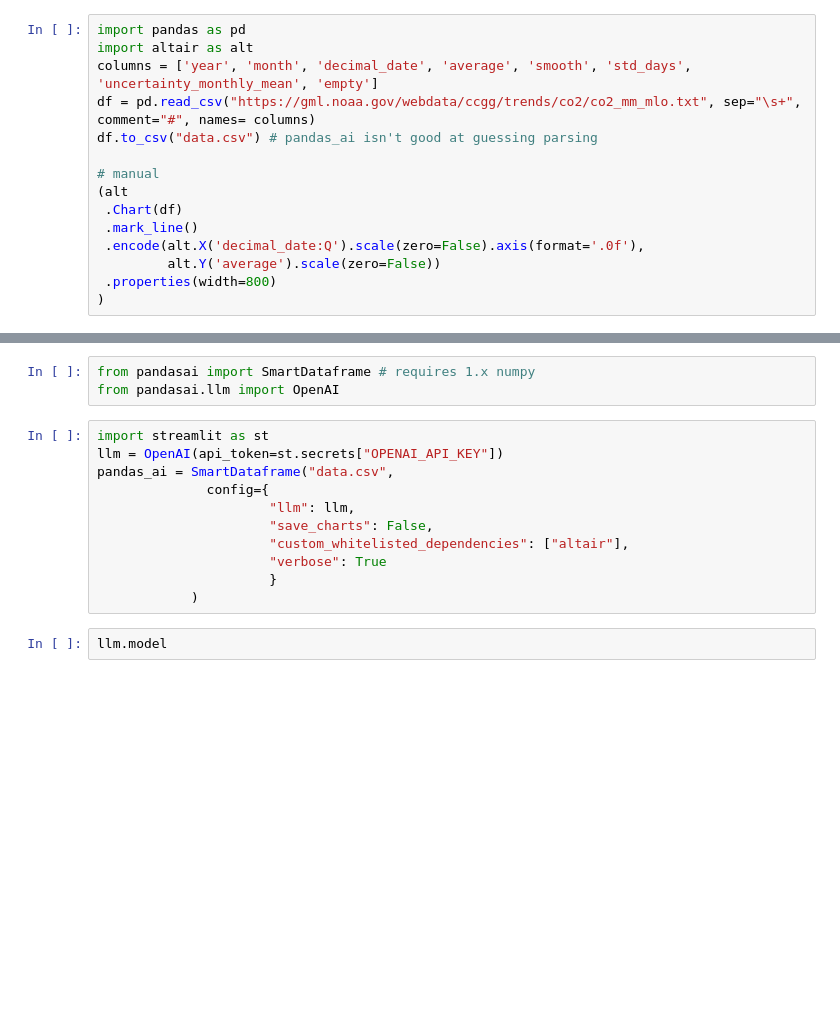
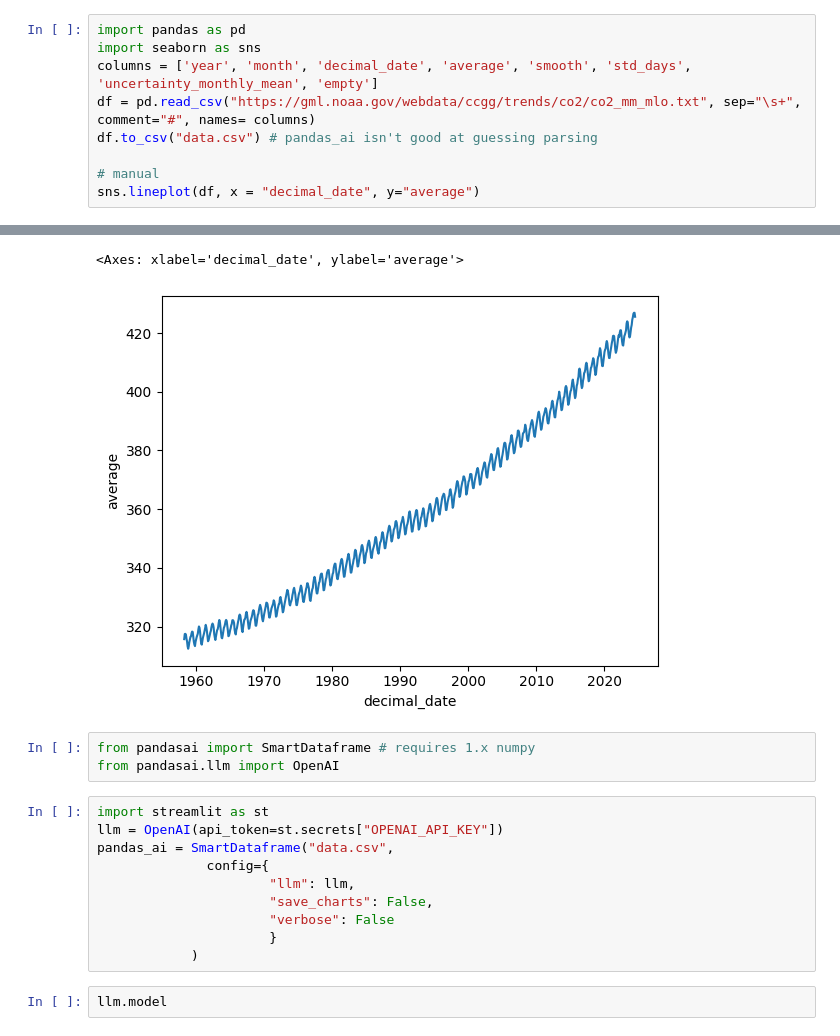
Before and after one commit to espm-157/pandas-ai-testing, a Jupyter notebook: pandas-ai.ipynb, the cells around one changed output, grey strips where cells are left out. Cells and saved outputs as stored; diff of their text form; blank space fills up the shorter version.

```diff
--- a/pandas-ai.ipynb
+++ b/pandas-ai.ipynb
@@ -1,16 +1,10 @@
 # %%
 import pandas as pd
-import altair as alt
+import seaborn as sns
 columns = ['year', 'month', 'decimal_date', 'average', 'smooth', 'std_days', 'uncertainty_monthly_mean', 'empty']
 df = pd.read_csv("https://gml.noaa.gov/webdata/ccgg/trends/co2/co2_mm_mlo.txt", sep="\s+", comment="#", names= columns)
 df.to_csv("data.csv") # pandas_ai isn't good at guessing parsing
 
 # manual
-(alt
- .Chart(df)
- .mark_line()
- .encode(alt.X('decimal_date:Q').scale(zero=False).axis(format='.0f'),
-         alt.Y('average').scale(zero=False))
- .properties(width=800)
-)
+sns.lineplot(df, x = "decimal_date", y="average")
 # %% [output]
@@ -18,3 +11,5 @@ df.to_csv("data.csv") # pandas_ai isn't good at guessing parsing
+<Axes: xlabel='decimal_date', ylabel='average'>
+[figure, added]
 # %%
 from pandasai import SmartDataframe # requires 1.x numpy
 from pandasai.llm import OpenAI
@@ -25,8 +20,7 @@ pandas_ai = SmartDataframe("data.csv",
               config={
                       "llm": llm,
                       "save_charts": False,
-                      "custom_whitelisted_dependencies": ["altair"],
-                      "verbose": True
+                      "verbose": False
                       }
             )
 # %%
```
Also changed, not shown: parts of 8 cells of this notebook.
